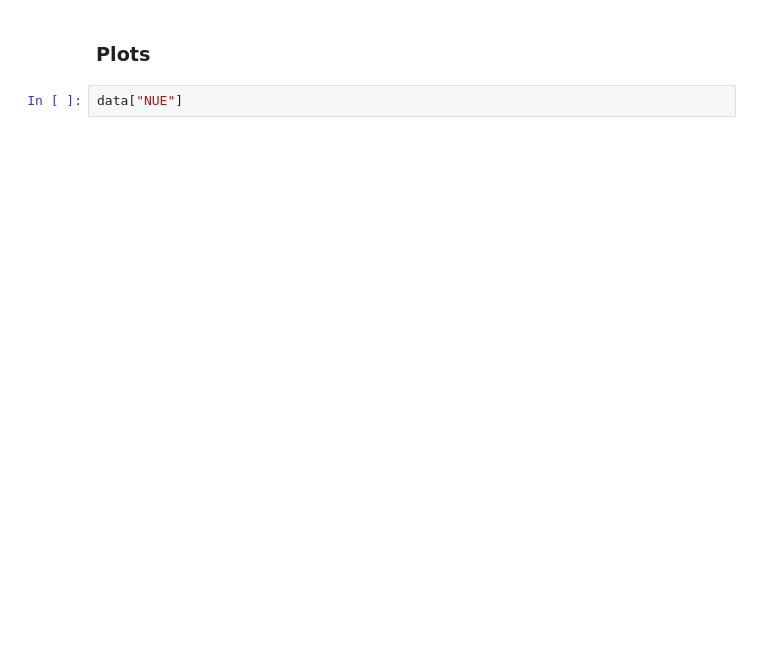
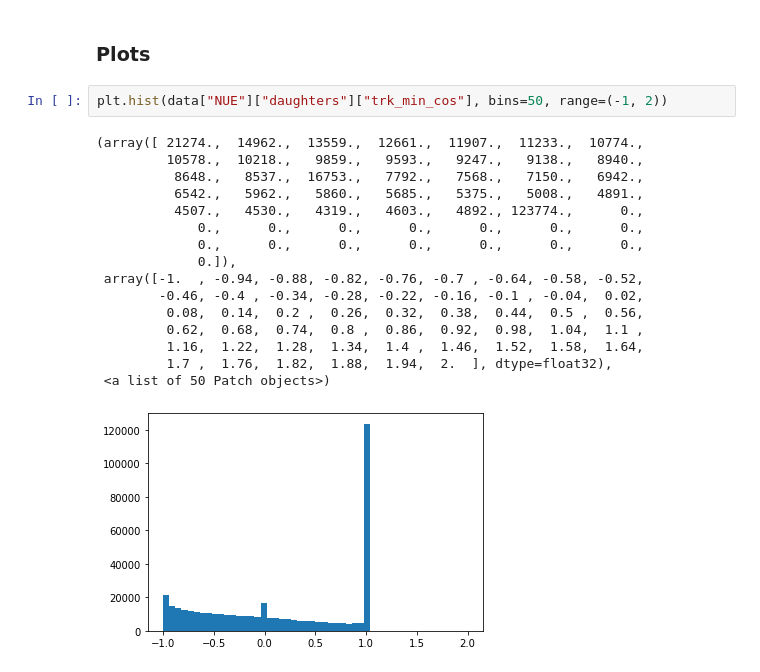
Before and after one commit to Wouter-VDP/nueccinc, a Jupyter notebook: NuePlots.ipynb, the cells around one changed output. Drawn from its saved outputs; the diff is of its cells as text; blank space fills up the shorter version.

```diff
--- a/NuePlots.ipynb
+++ b/NuePlots.ipynb
@@ -40,5 +40,22 @@ Wall time: 664 ms
 [interactive output not drawn]
 # %% [markdown]
 ### Plots
-# %%
-data["NUE"]
+# %%
+plt.hist(data["NUE"]["daughters"]["trk_min_cos"], bins=50, range=(-1, 2))
+# %% [output]
+(array([ 21274.,  14962.,  13559.,  12661.,  11907.,  11233.,  10774.,
+         10578.,  10218.,   9859.,   9593.,   9247.,   9138.,   8940.,
+          8648.,   8537.,  16753.,   7792.,   7568.,   7150.,   6942.,
+          6542.,   5962.,   5860.,   5685.,   5375.,   5008.,   4891.,
+          4507.,   4530.,   4319.,   4603.,   4892., 123774.,      0.,
+             0.,      0.,      0.,      0.,      0.,      0.,      0.,
+             0.,      0.,      0.,      0.,      0.,      0.,      0.,
+             0.]),
+ array([-1.  , -0.94, -0.88, -0.82, -0.76, -0.7 , -0.64, -0.58, -0.52,
+        -0.46, -0.4 , -0.34, -0.28, -0.22, -0.16, -0.1 , -0.04,  0.02,
+         0.08,  0.14,  0.2 ,  0.26,  0.32,  0.38,  0.44,  0.5 ,  0.56,
+         0.62,  0.68,  0.74,  0.8 ,  0.86,  0.92,  0.98,  1.04,  1.1 ,
+         1.16,  1.22,  1.28,  1.34,  1.4 ,  1.46,  1.52,  1.58,  1.64,
+         1.7 ,  1.76,  1.82,  1.88,  1.94,  2.  ], dtype=float32),
+ <a list of 50 Patch objects>)
+[figure, added]
```
Also changed, not shown: parts of 2 cells of this notebook, 9 other files.
